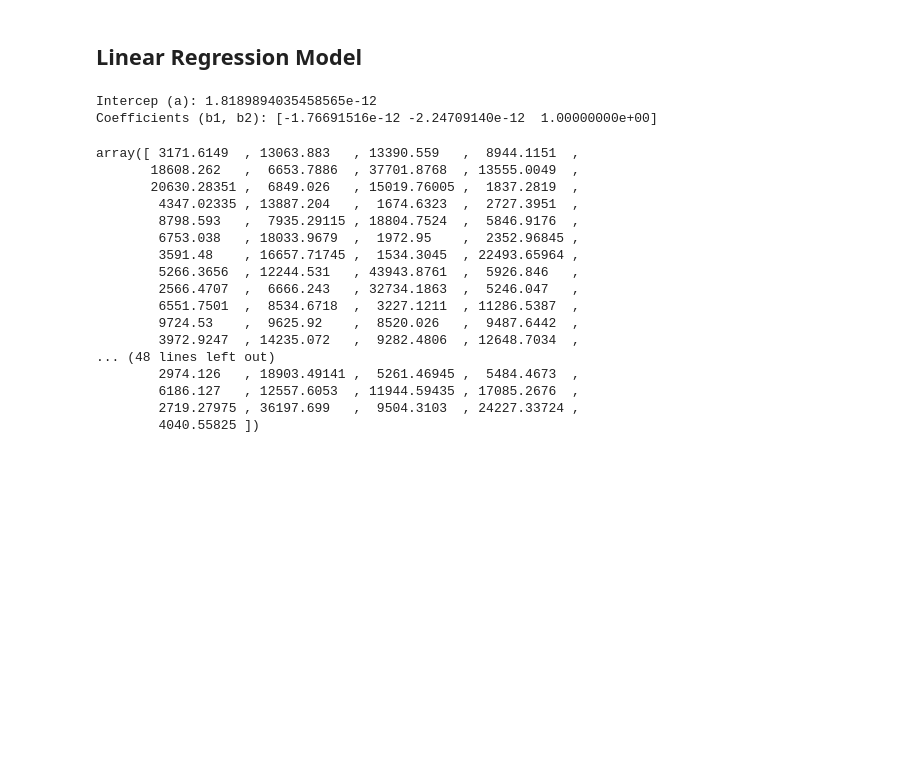
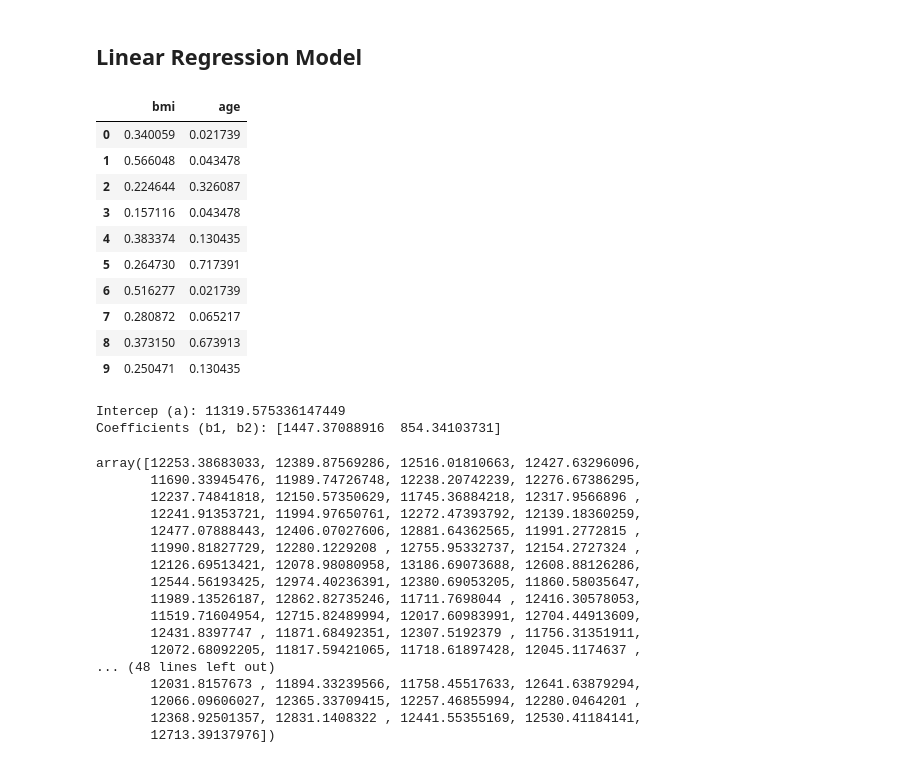
Before and after one commit to Jasn2002/linear-regression-project-tutorial, a Jupyter notebook: exercise.ipynb, the cells around one changed output. Saved outputs shown, nothing was run; the diff lists cells and outputs as text; code cells hidden in the pictures; blank space fills up the shorter version.

```diff
--- a/exercise.ipynb
+++ b/exercise.ipynb
@@ -256,39 +256,63 @@ See the caveats in the documentation: https://pandas.pydata.org/pandas-docs/stab
   X_test_sel["charges"] = list(y_test)
 # %% [markdown]
 ## Linear Regression Model
+# %%
+train_data = pd.read_csv("data/clean/clean_train.csv")
+test_data = pd.read_csv("data/clean/clean_test.csv")
+
+x_train = train_data.drop(["charges"], axis = 1)
+y_train = train_data["charges"]
+x_test = test_data.drop(["charges"], axis = 1)
+y_test = test_data["charges"]
+
+x_train.head(10)
+# %% [output]
+|  | bmi | age |
+| 0 | 0.340059 | 0.021739 |
+| 1 | 0.566048 | 0.043478 |
+| 2 | 0.224644 | 0.326087 |
+| 3 | 0.157116 | 0.043478 |
+| 4 | 0.383374 | 0.130435 |
+| 5 | 0.264730 | 0.717391 |
+| 6 | 0.516277 | 0.021739 |
+| 7 | 0.280872 | 0.065217 |
+| 8 | 0.373150 | 0.673913 |
+| 9 | 0.250471 | 0.130435 |
 # %%
 from sklearn.linear_model import LinearRegression
 
+
+
 model = LinearRegression()
-model.fit(X_train_sel, y_train)
+model.fit(x_train, y_train)
 
 print(f"Intercep (a): {model.intercept_}")
 print(f"Coefficients (b1, b2): {model.coef_}")
 # %% [output]
-Intercep (a): 1.8189894035458565e-12
-Coefficients (b1, b2): [-1.76691516e-12 -2.24709140e-12  1.00000000e+00]
+Intercep (a): 11319.575336147449
+Coefficients (b1, b2): [1447.37088916  854.34103731]
 # %%
 #Prediction
-y_pred = model.predict(X_test_sel)
+y_pred = model.predict(x_test)
 y_pred
 # %% [output]
-array([ 3171.6149  , 13063.883   , 13390.559   ,  8944.1151  ,
-       18608.262   ,  6653.7886  , 37701.8768  , 13555.0049  ,
-       20630.28351 ,  6849.026   , 15019.76005 ,  1837.2819  ,
-        4347.02335 , 13887.204   ,  1674.6323  ,  2727.3951  ,
-        8798.593   ,  7935.29115 , 18804.7524  ,  5846.9176  ,
-        6753.038   , 18033.9679  ,  1972.95    ,  2352.96845 ,
-        3591.48    , 16657.71745 ,  1534.3045  , 22493.65964 ,
-        5266.3656  , 12244.531   , 43943.8761  ,  5926.846   ,
-        2566.4707  ,  6666.243   , 32734.1863  ,  5246.047   ,
-        6551.7501  ,  8534.6718  ,  3227.1211  , 11286.5387  ,
-        9724.53    ,  9625.92    ,  8520.026   ,  9487.6442  ,
-        3972.9247  , 14235.072   ,  9282.4806  , 12648.7034  ,
+array([12253.38683033, 12389.87569286, 12516.01810663, 12427.63296096,
+       11690.33945476, 11989.74726748, 12238.20742239, 12276.67386295,
+       12237.74841818, 12150.57350629, 11745.36884218, 12317.9566896 ,
+       12241.91353721, 11994.97650761, 12272.47393792, 12139.18360259,
+       12477.07888443, 12406.07027606, 12881.64362565, 11991.2772815 ,
+       11990.81827729, 12280.1229208 , 12755.95332737, 12154.2727324 ,
+       12126.69513421, 12078.98080958, 13186.69073688, 12608.88126286,
+       12544.56193425, 12974.40236391, 12380.69053205, 11860.58035647,
+       11989.13526187, 12862.82735246, 11711.7698044 , 12416.30578053,
+       11519.71604954, 12715.82489994, 12017.60983991, 12704.44913609,
+       12431.8397747 , 11871.68492351, 12307.5192379 , 11756.31351911,
+       12072.68092205, 11817.59421065, 11718.61897428, 12045.1174637 ,
 ... (48 lines left out)
-        2974.126   , 18903.49141 ,  5261.46945 ,  5484.4673  ,
-        6186.127   , 12557.6053  , 11944.59435 , 17085.2676  ,
-        2719.27975 , 36197.699   ,  9504.3103  , 24227.33724 ,
-        4040.55825 ])
+       12031.8157673 , 11894.33239566, 11758.45517633, 12641.63879294,
+       12066.09606027, 12365.33709415, 12257.46855994, 12280.0464201 ,
+       12368.92501357, 12831.1408322 , 12441.55355169, 12530.41184141,
+       12713.39137976])
 # %%
 #Performance
 from sklearn.metrics import mean_squared_error, r2_score
```
Also changed, not shown: parts of 1 cell of this notebook.
